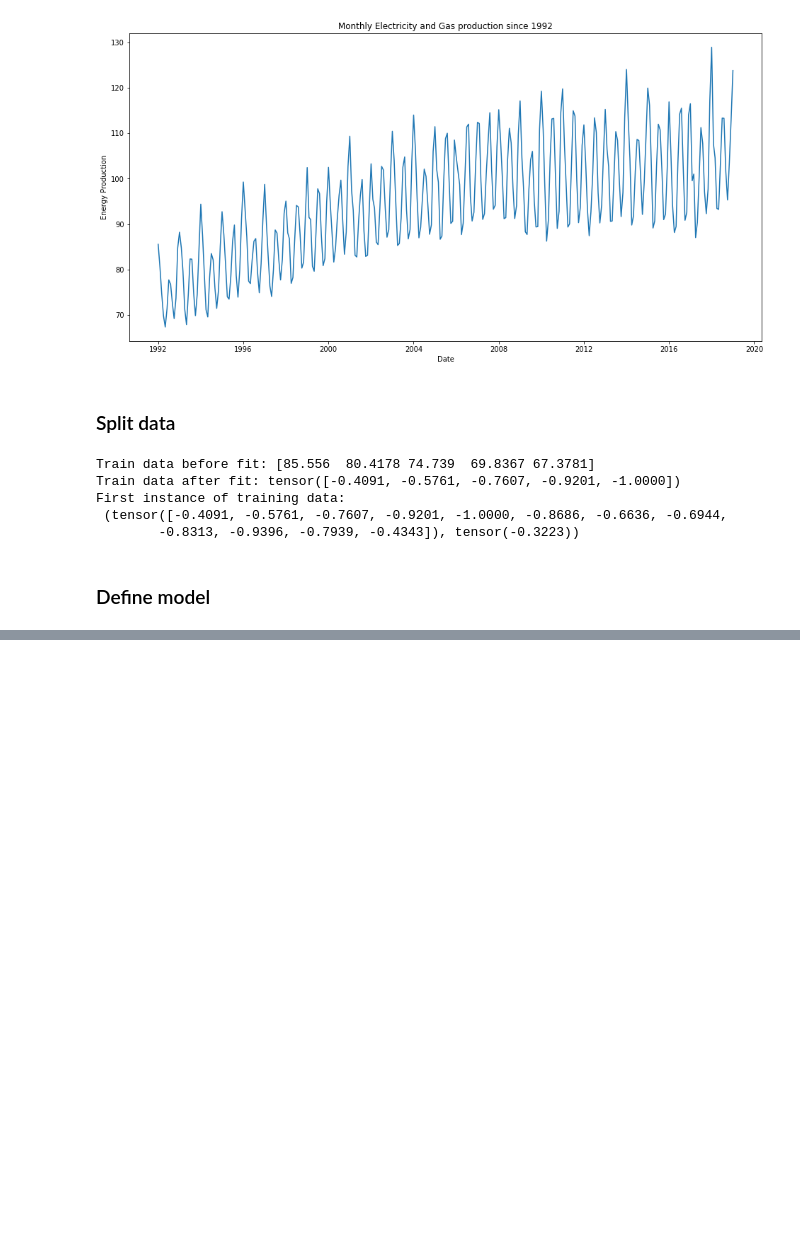
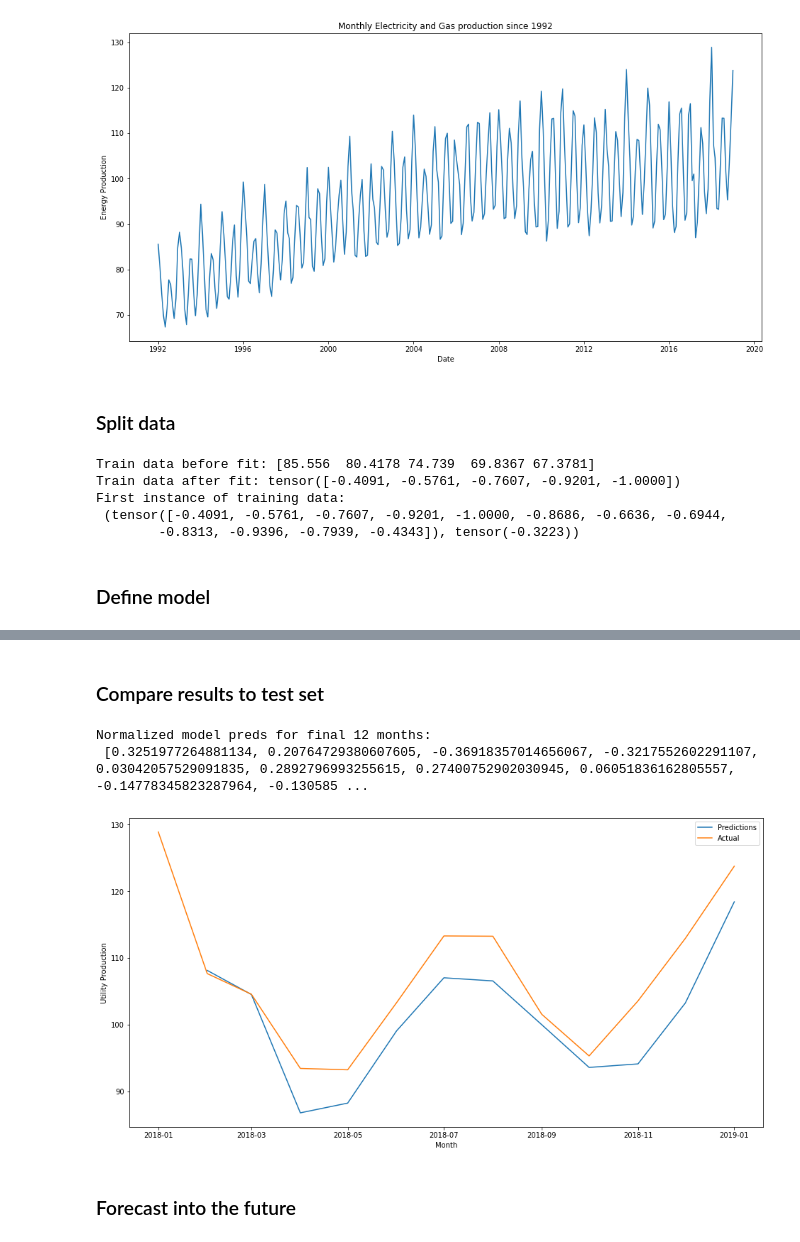
Before and after one commit to mr-rhombus/ML-Bootcamp, a Jupyter notebook: PyTorch/RNNs/electric_and_gas.ipynb, the cells around one changed output, grey strips where cells are left out. Saved outputs shown, nothing was run; the diff lists cells and outputs as text; code cells hidden in the pictures; blank space fills up the shorter version.

Commit message:
Built, trained, evaluated and predicted with the model

```diff
--- a/PyTorch/RNNs/electric_and_gas.ipynb
+++ b/PyTorch/RNNs/electric_and_gas.ipynb
@@ -99,0 +167,37 @@ First instance of training data:
+# %% [markdown]
+### Compare results to test set
+# %%
+future = 12
+
+preds = list(train_norm[-window_size:])
+
+# Set model to eval mode
+model.eval()
+
+for i in range(future):
+    seq = torch.FloatTensor(preds[-window_size:])
+    with torch.no_grad():
+        model.hidden = (torch.zeros(1,1,model.hidden_size), torch.zeros(1,1,model.hidden_size))
+        preds.append(model(seq).item())
+
+print(f'Normalized model preds for final 12 months:\n', preds[-window_size:])
+# %% [output]
+Normalized model preds for final 12 months:
+ [0.3251977264881134, 0.20764729380607605, -0.36918357014656067, -0.3217552602291107, 0.03042057529091835, 0.2892796993255615, 0.27400752902030945, 0.06051836162805557, -0.14778345823287964, -0.130585 ...
+# %%
+# Compare predicted to actual final 12 months
+true_preds = scaler.inverse_transform(np.array(preds[-window_size:]).reshape(-1,1))
+correct_vals = y[-window_size-1:]
+x = np.arange('2018-01-01', '2019-02-01', dtype='datetime64[M]')
+# %%
+plt.figure(figsize=(16,8))
+plt.plot(x[1:], true_preds, label='Predictions')
+plt.plot(x, correct_vals, label='Actual')
+plt.legend()
+plt.xlabel('Month')
+plt.ylabel('Utility Production')
+plt.show()
+# %% [output]
+[figure, added]
+# %% [markdown]
+### Forecast into the future
```
Also changed, not shown: parts of 8 cells of this notebook.
